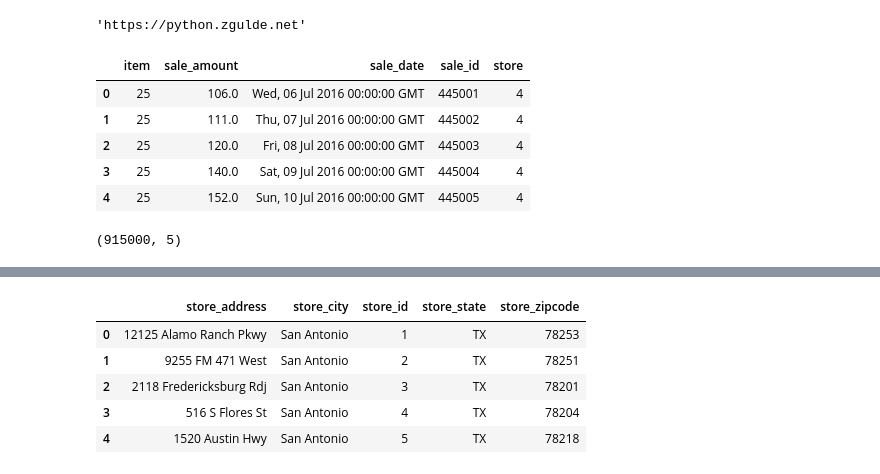
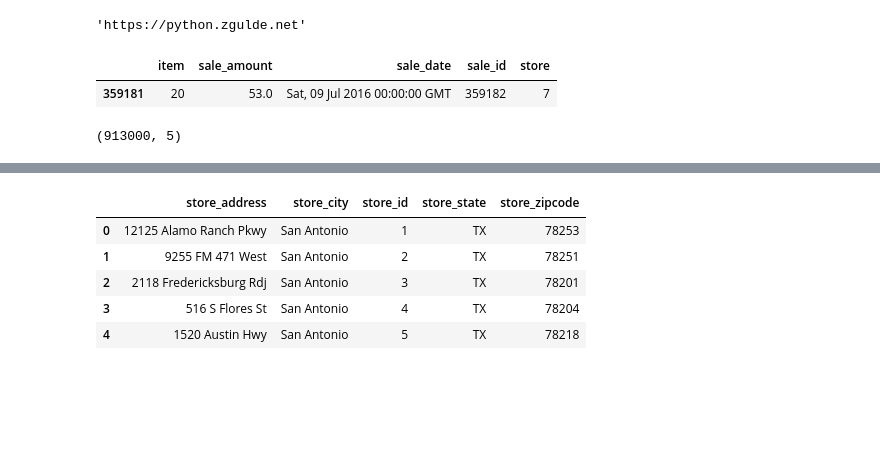
Before and after one commit to Brooke-Holyoak/time-series-exercises, a Jupyter notebook: acquire_exercises.ipynb, the cells around one changed output, grey strips where cells are left out. Drawn from its saved outputs; the diff is of its cells as text; code cells hidden in the pictures; blank space fills up the shorter version.

```diff
--- a/acquire_exercises.ipynb
+++ b/acquire_exercises.ipynb
@@ -248,23 +248,20 @@ n = data['payload']['max_page']
 for i in range(1,n+1):
     url = base_url + suffix + '?page=' + str(i)
     response = requests.get(url)
+    data = response.json()
     sales_page = data['payload']['sales']
     sales_list += sales_page
 # %%
 sales = pd.DataFrame(sales_list)
 # %%
-sales.head()
+sales.sample()
 # %% [output]
 |  | item | sale_amount | sale_date | sale_id | store |
-| 0 | 25 | 106.0 | Wed, 06 Jul 2016 00:00:00 GMT | 445001 | 4 |
-| 1 | 25 | 111.0 | Thu, 07 Jul 2016 00:00:00 GMT | 445002 | 4 |
-| 2 | 25 | 120.0 | Fri, 08 Jul 2016 00:00:00 GMT | 445003 | 4 |
-| 3 | 25 | 140.0 | Sat, 09 Jul 2016 00:00:00 GMT | 445004 | 4 |
-| 4 | 25 | 152.0 | Sun, 10 Jul 2016 00:00:00 GMT | 445005 | 4 |
+| 359181 | 20 | 53.0 | Sat, 09 Jul 2016 00:00:00 GMT | 359182 | 7 |
 # %%
 sales.shape
 # %% [output]
-(915000, 5)
+(913000, 5)
 # %%
 sales.to_csv("store_sales.csv")
 # %%
```
Also changed, not shown: parts of 9 cells of this notebook, 3 other files.
